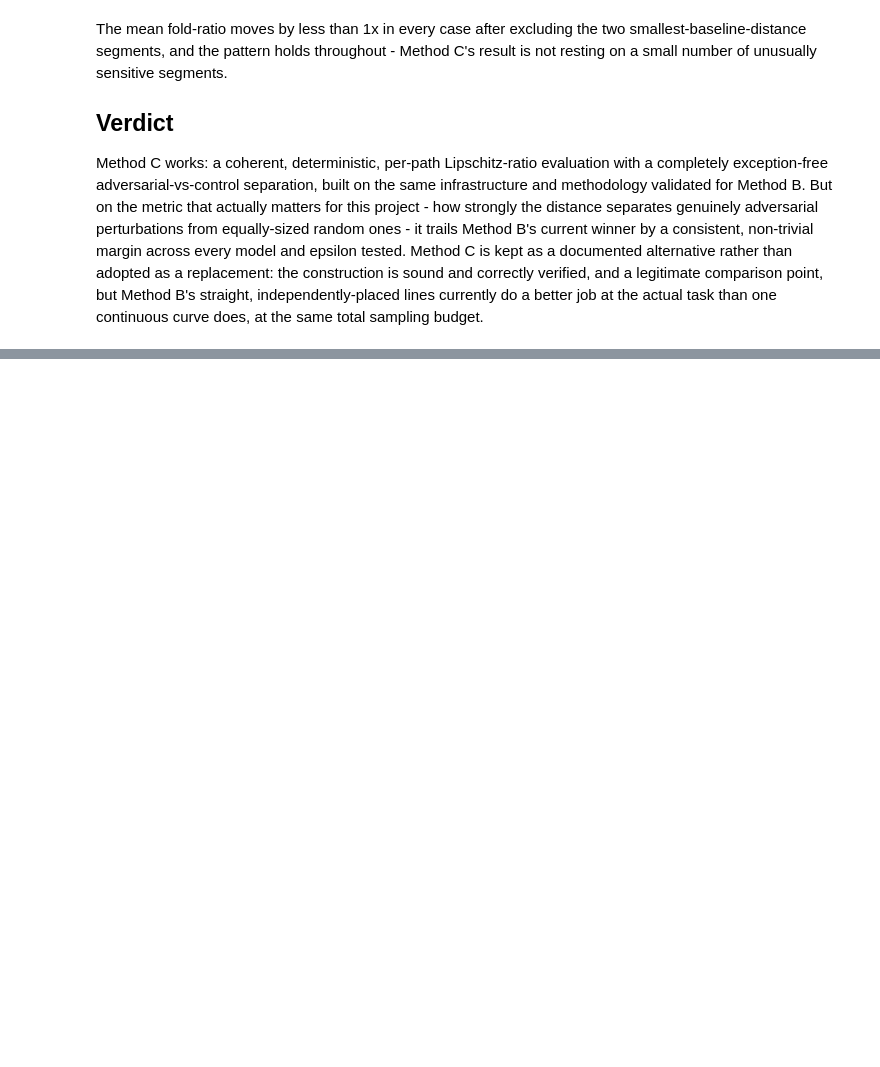
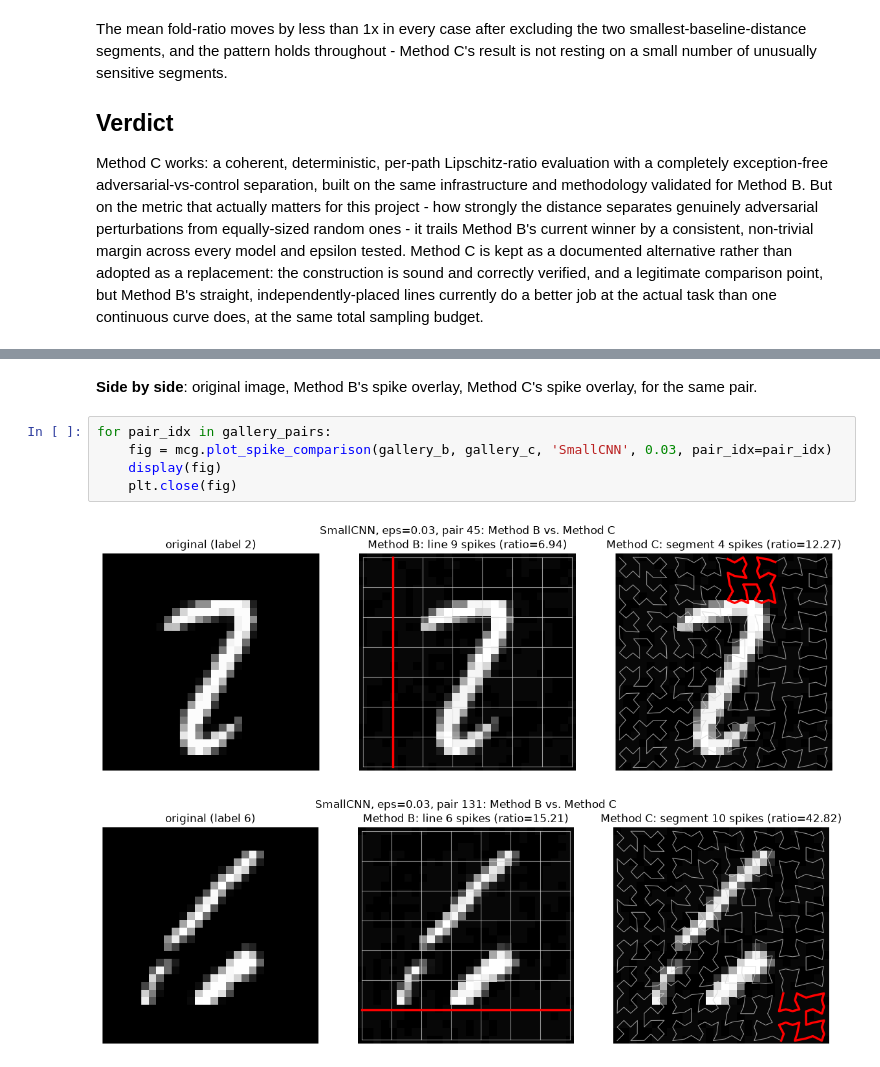
Before and after one commit to Kilobyte947/Datasig, a Jupyter notebook: signature_distance/notebook_method_c.ipynb, the cells around one changed output, grey strips where cells are left out. Saved outputs shown, nothing was run; the diff lists cells and outputs as text; blank space fills up the shorter version.

```diff
--- a/signature_distance/notebook_method_c.ipynb
+++ b/signature_distance/notebook_method_c.ipynb
@@ -223,0 +298,11 @@ continuous curve does, at the same total sampling budget.
+# %% [markdown]
+**Side by side**: original image, Method B's spike overlay, Method C's spike overlay,
+for the same pair.
+# %%
+for pair_idx in gallery_pairs:
+    fig = mcg.plot_spike_comparison(gallery_b, gallery_c, 'SmallCNN', 0.03, pair_idx=pair_idx)
+    display(fig)
+    plt.close(fig)
+# %% [output]
+[figure, added]
+[figure, added]
```
Also changed, not shown: parts of 8 cells of this notebook, 2 other files.
